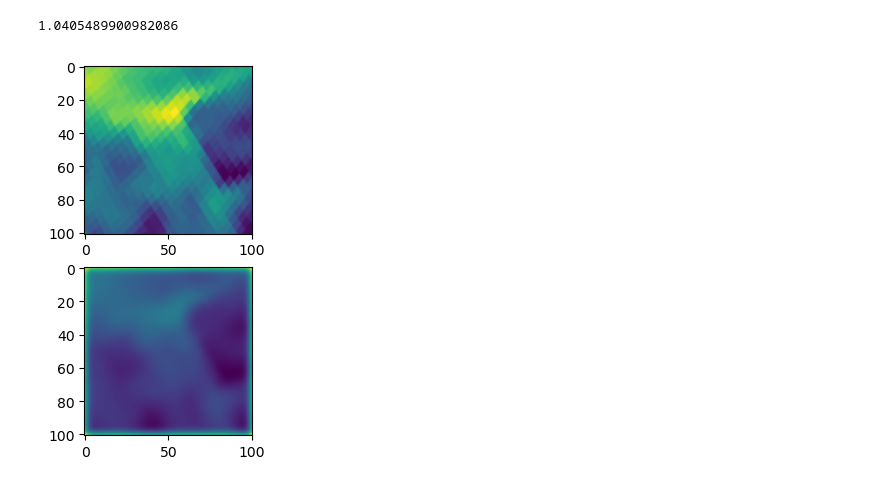
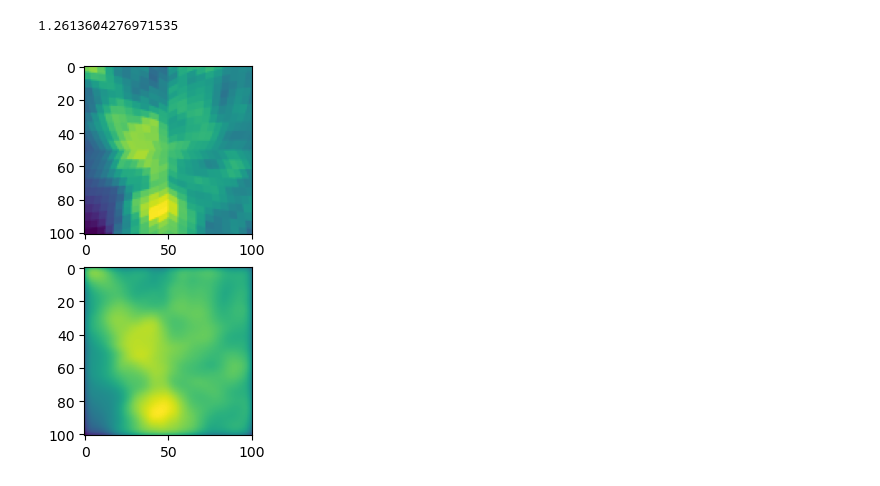
Before and after one commit to Eduard-2001/SimulateGammaRaySource, a Jupyter notebook: Simulation/MakeSimulation.ipynb, the cells around one changed output. Saved outputs shown, nothing was run; the diff lists cells and outputs as text; code cells hidden in the pictures.

```diff
--- a/Simulation/MakeSimulation.ipynb
+++ b/Simulation/MakeSimulation.ipynb
@@ -1,70 +34,39 @@
 # %%
-import sys
-import numpy as np
-import healpy as hp
-import matplotlib.pyplot as plt
-import tqdm
-from firesong.Firesong import firesong_simulation
-#%matplotlib ipympl
-sys.path.append('../LHAASO_PSF/PSFConv/')
-import Plot
-import PSF
-
-#------------------------参数设置----------------------------------
-radius = 5 #图像半径
-xsize = 500 #卷积前的图像尺寸，每像素对应尺度为 2*radius/xsize, 这个值应当设置得较小。
-nfigure = 101 #生成多少张训练图像
-ra_center = np.linspace(0,360,nfigure) #每张图像的中心坐标
-dec_center = np.linspace(-90,90,nfigure)
-
-binsize = 0.1  #单位是度，必须大于卷积前像素的尺度
-
-NSIDE = 1024  #全天图的分辨率
-
-#-------------------------程序主体----------------------------------
-
-galabkg = np.load('Fermi-LAT_pi0_map.npy')
-galabkg = hp.ud_grade(galabkg,NSIDE)
-
-hp.mollview(np.log10(galabkg))
-Plot.plotGala()
-hp.graticule(dpar = 10,dmer=10)
-
 ROI = []
 ROI_BLUR = []
 
 for i in tqdm.trange(nfigure):
     ra_c,dec_c = (ra_center[i],dec_center[i])
 
     #------真实坐标不重要---------
     x = np.linspace(-radius,radius,xsize)
     y = np.linspace(-radius,radius,xsize)
 
     #----------------按照中心坐标和半径选取天区-----------------------
-    roi = Plot.selectreg(np.log10(galabkg),ra_c,dec_c,radius,NSIDE,xsize=xsize,plot = False)
+    roi = Plot.selectreg(galabkg,ra_c,dec_c,radius,NSIDE,xsize=xsize,plot = False)
 
     #------------对图像逐一卷积，如果卷积前分辨率很高，耗时会很长。--------------------
     #使用了scipy.signal.convolve2d来卷积
     psfconv= PSF.fitpsf(0,plot=False)
     roi_blur = psfconv(roi,x,y)
 
     #-----------------重新分bin---------------------
     roi_rebin,xx,yy  = PSF.bindata(roi,x,y,binsize)
     blur_rebin,xx,yy = PSF.bindata(roi_blur,x,y,binsize)
 
-    ROI.append(roi_rebin)
-    ROI_BLUR.append(blur_rebin)
+    ROI.append(np.log10(roi_rebin))
+    ROI_BLUR.append(np.log10(blur_rebin))
 
 a  =10
 fig,ax= plt.subplots(2)
 ax[0].imshow(ROI[a])
 ax[1].imshow(ROI_BLUR[a])
 print(ROI[a].sum()/ROI_BLUR[a].sum())
 
 ORIG = np.array(ROI)
 BLUR = np.array(ROI_BLUR)
 np.save('../SimulatedData/original.npy',ORIG)
 np.save('../SimulatedData/blurred.npy',BLUR)
 # %% [output]
-1.0405489900982086
+1.2613604276971535
-[figure, old version]
+[figure, new version]
```
Also changed, not shown: parts of 2 cells of this notebook, 6 other files.
